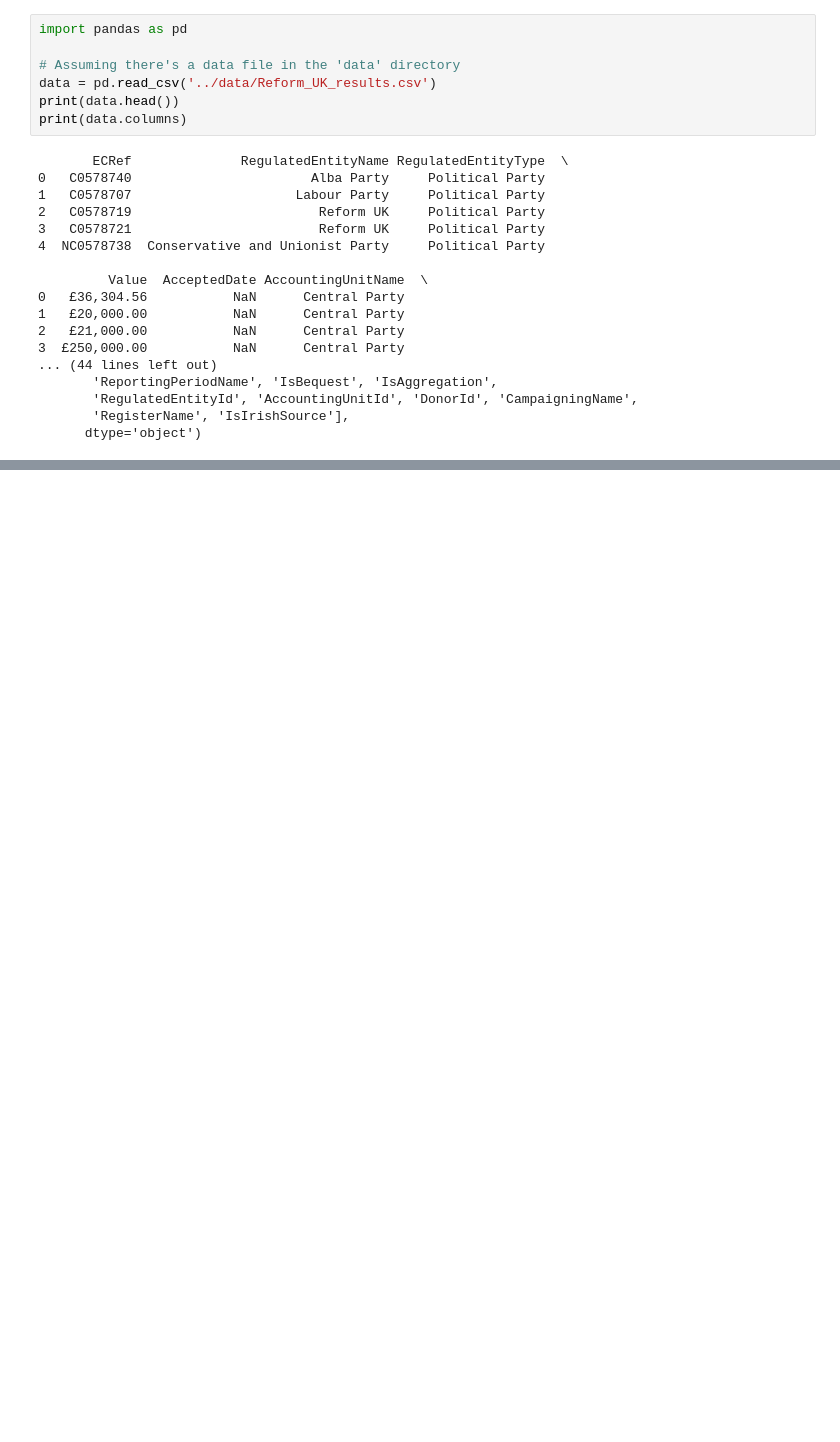
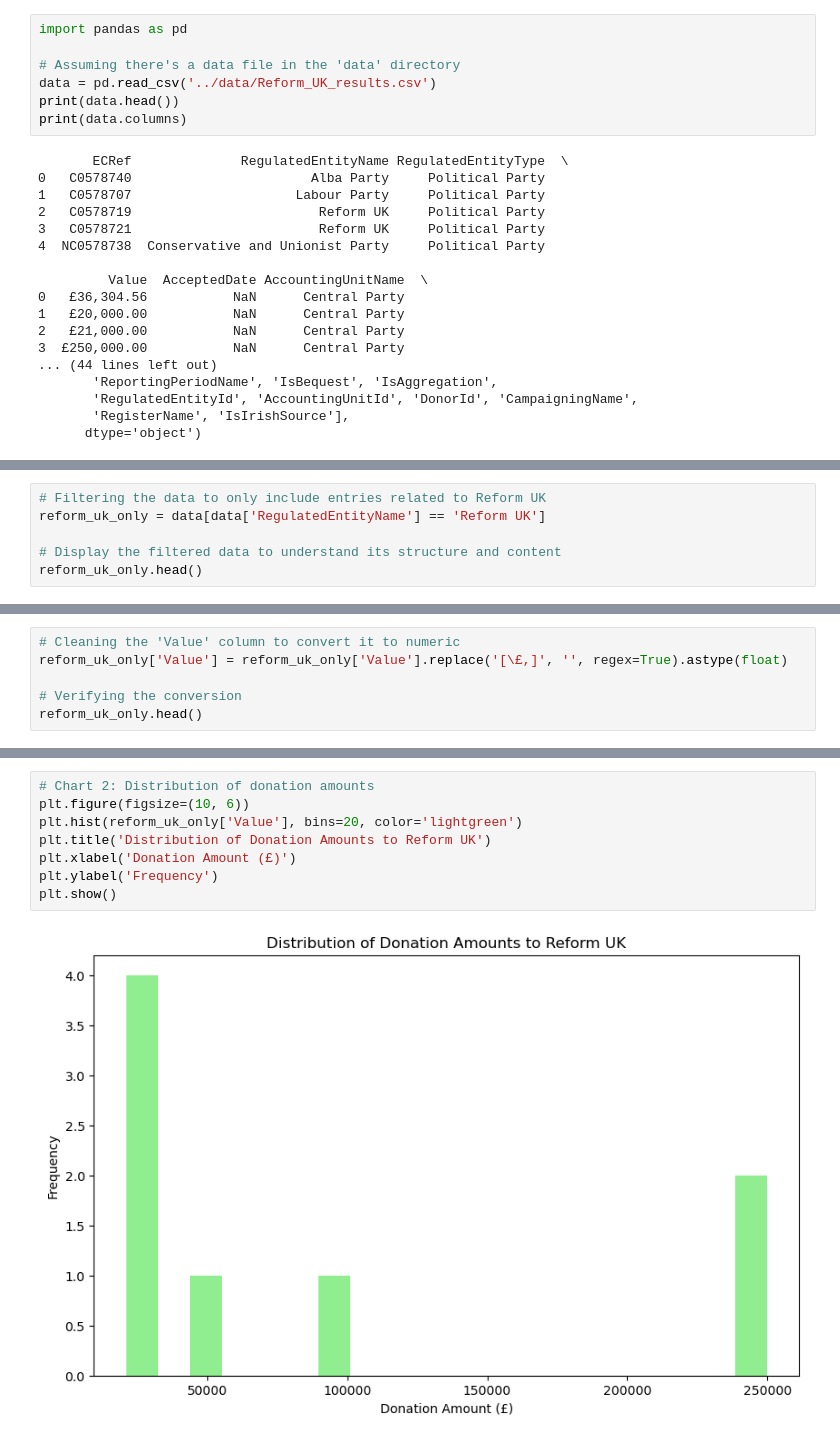
Before and after one commit to JackCrawfordRobertson/ReformUKFinancialAnalysis, a Jupyter notebook: notebooks/Initial_Investigation.ipynb, the cells around one changed output, grey strips where cells are left out. Cells and saved outputs as stored; diff of their text form; blank space fills up the shorter version.

```diff
--- a/notebooks/Initial_Investigation.ipynb
+++ b/notebooks/Initial_Investigation.ipynb
@@ -69,0 +34,6 @@ plt.show()
+# %%
+# Filtering the data to only include entries related to Reform UK
+reform_uk_only = data[data['RegulatedEntityName'] == 'Reform UK']
+
+# Display the filtered data to understand its structure and content
+reform_uk_only.head()
@@ -69,0 +48,6 @@ plt.show()
+# %%
+# Cleaning the 'Value' column to convert it to numeric
+reform_uk_only['Value'] = reform_uk_only['Value'].replace('[\£,]', '', regex=True).astype(float)
+
+# Verifying the conversion
+reform_uk_only.head()
@@ -69,0 +77,10 @@ plt.show()
+# %%
+# Chart 2: Distribution of donation amounts
+plt.figure(figsize=(10, 6))
+plt.hist(reform_uk_only['Value'], bins=20, color='lightgreen')
+plt.title('Distribution of Donation Amounts to Reform UK')
+plt.xlabel('Donation Amount (£)')
+plt.ylabel('Frequency')
+plt.show()
+# %% [output]
+[figure, added]
```
Also changed, not shown: parts of 7 cells of this notebook, 11 other files.
